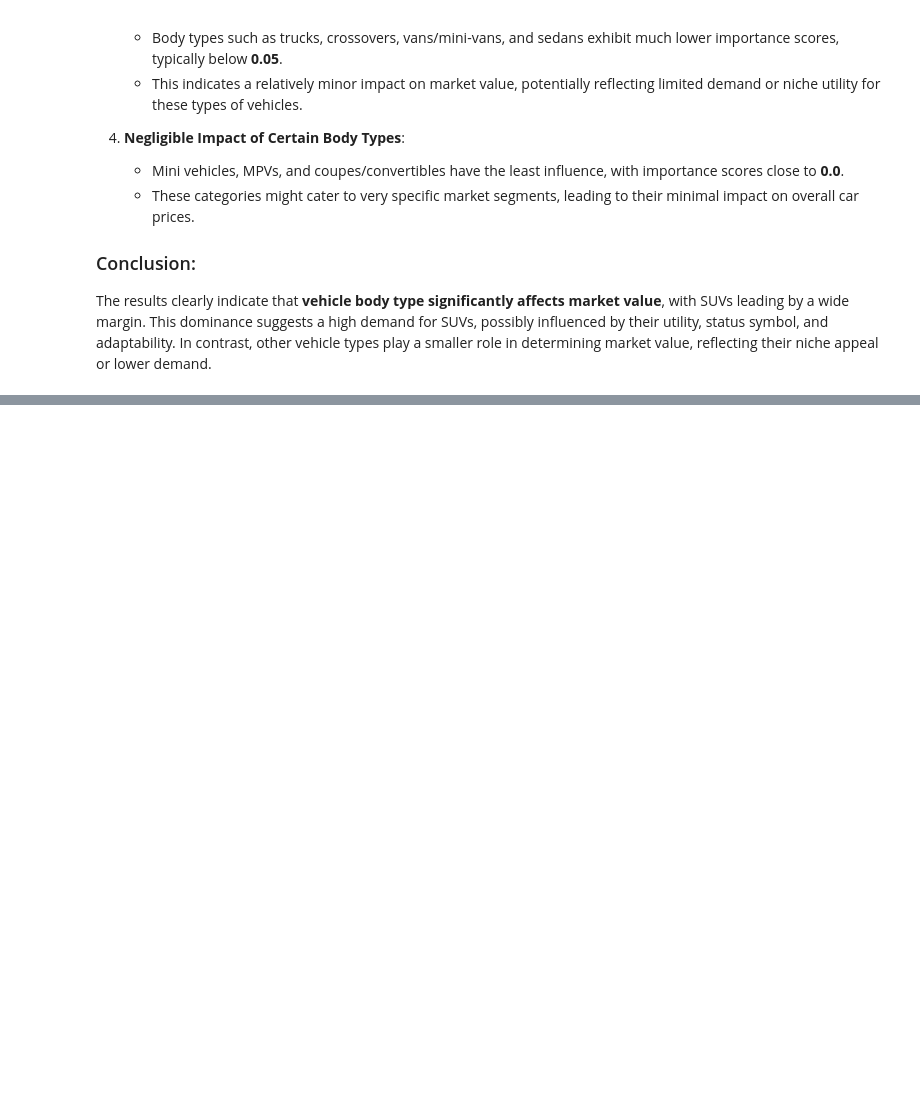
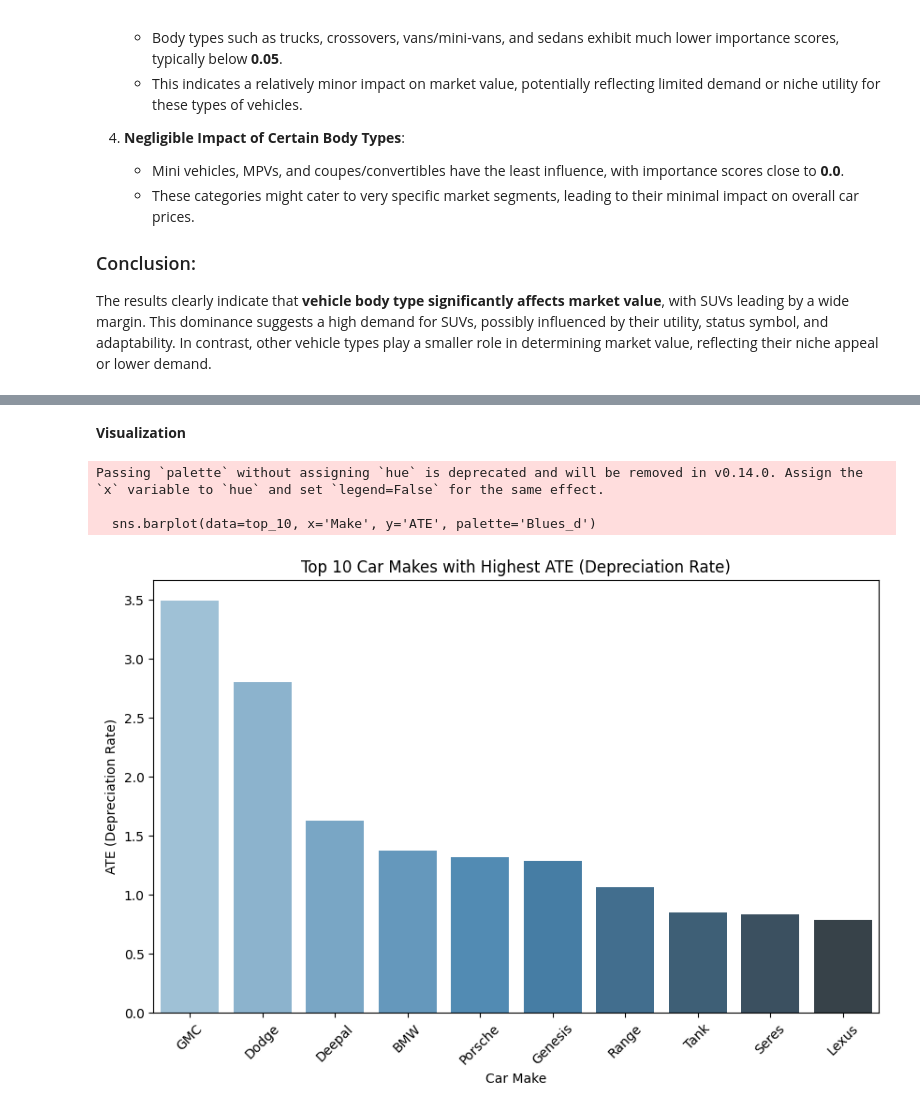
Before and after one commit to Muneeb-03/CS334-PakWheels-Project, a Jupyter notebook: project.ipynb, the cells around one changed output, grey strips where cells are left out. Drawn from its saved outputs; the diff is of its cells as text; code cells hidden in the pictures; blank space fills up the shorter version.

```diff
--- a/project.ipynb
+++ b/project.ipynb
@@ -1404,0 +1428,3 @@ The results clearly indicate that **vehicle body type significantly affects mark
+# %%
+ads_df['Engine Capacity'] = ads_df['Engine Capacity'].str.replace('cc', '').str.strip().astype(float) # cc
+ads_df['Battery Capacity'] = ads_df['Battery Capacity'].str.replace('kWh', '').str.strip().astype(float) # kWh
@@ -1404,0 +1461,3 @@ The results clearly indicate that **vehicle body type significantly affects mark
+# %%
+data['Depreciation Rate'] = data['Price'] / (2024 - data['Year'] + 1)
+data['Depreciation Rate'] = data['Depreciation Rate'].fillna(0)
@@ -1404,0 +1466,21 @@ The results clearly indicate that **vehicle body type significantly affects mark
+# %%
+treated_averages = []
+control_averages = []
+
+for make in data['Make'].unique():
+    temp_df = data[data['Make'] == make]
+
+    treated_mean = temp_df[temp_df['Assembly'] == 'Imported']['Depreciation Rate'].mean()
+
+    control_mean = data[data['Make'] != make]['Depreciation Rate'].mean()
+
+    treated_averages.append((make, treated_mean))
+    control_averages.append((make, control_mean))
+
+results = pd.DataFrame({
+    'Make': [x[0] for x in treated_averages],
+    'Treated Mean (Imported)': [x[1] for x in treated_averages],
+    'Control Mean (Local/Other)': [x[1] for x in control_averages],
+})
+
+results['ATE'] = results['Treated Mean (Imported)'] - results['Control Mean (Local/Other)']
@@ -1404,0 +1496,24 @@ The results clearly indicate that **vehicle body type significantly affects mark
+# %% [markdown]
+**Visualization**
+# %%
+# Sort results by ATE
+results_sorted = results.sort_values(by='ATE', ascending=False)
+
+# Top 10 Makes
+top_10 = results_sorted.head(10)
+
+# Lowest 10 Makes
+lowest_10 = results_sorted.tail(10)
+# %%
+plt.figure(figsize=(10, 6))
+sns.barplot(data=top_10, x='Make', y='ATE', palette='Blues_d')
+plt.title('Top 10 Car Makes with Highest ATE (Depreciation Rate)')
+plt.xlabel('Car Make')
+plt.ylabel('ATE (Depreciation Rate)')
+plt.xticks(rotation=45)
+plt.show()
+# %% [output]
+Passing `palette` without assigning `hue` is deprecated and will be removed in v0.14.0. Assign the `x` variable to `hue` and set `legend=False` for the same effect.
+
+  sns.barplot(data=top_10, x='Make', y='ATE', palette='Blues_d')
+[figure, added]
```
Also changed, not shown: parts of 29 cells of this notebook.
